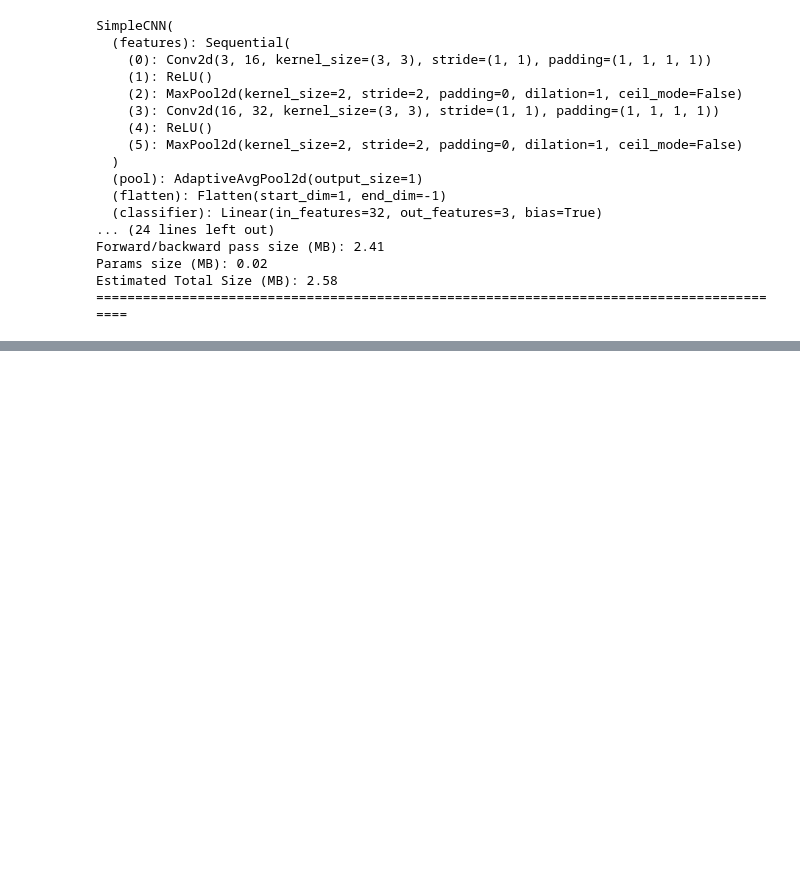
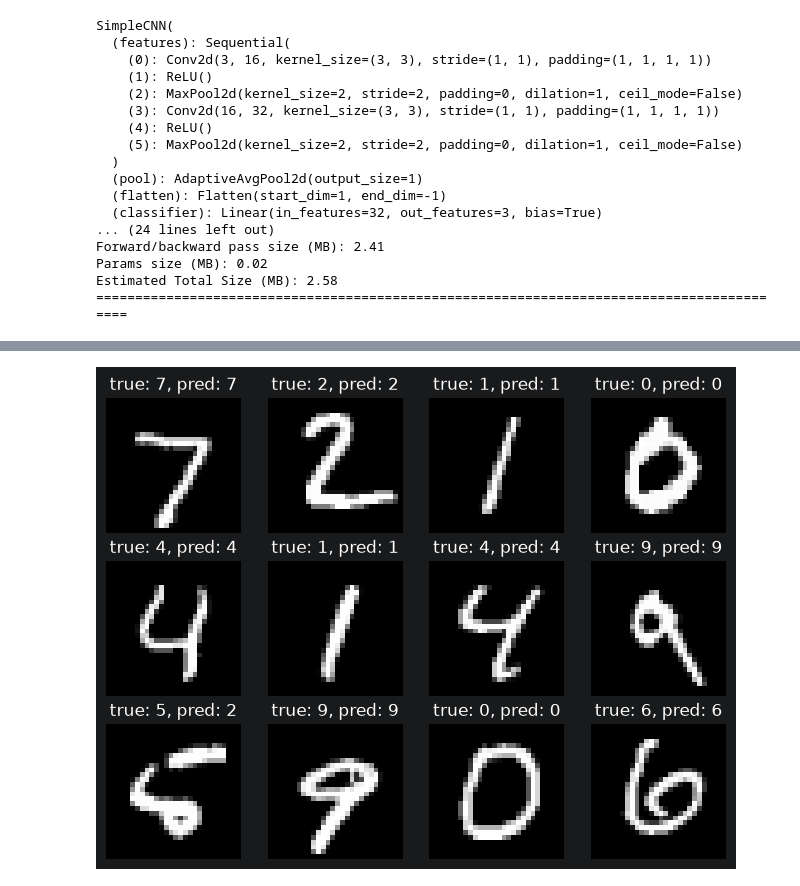
Before and after one commit to HuWanliang/CNN, a Jupyter notebook: SimpleCNN.ipynb, the cells around one changed output, grey strips where cells are left out. Saved outputs shown, nothing was run; the diff lists cells and outputs as text; code cells hidden in the pictures; blank space fills up the shorter version.

```diff
--- a/SimpleCNN.ipynb
+++ b/SimpleCNN.ipynb
@@ -114,0 +183,21 @@ Estimated Total Size (MB): 2.58
+# %%
+#随机查看一批图片的模型预测
+model.eval()
+images, labels = next(iter(test_dl))
+
+with torch.inference_mode():
+    logits = model(images.to(device))
+    preds = logits.argmax(dim=1).cpu()
+
+fig = plt.figure(2, figsize=(8, 6))
+axes = fig.subplots(3, 4)
+z = zip(axes.flat, images[:12], labels[:12], preds[:12], strict=True)
+for ax, image, label, pred in z:
+    true_label = label.item()
+    pred_label = pred.item()
+    ax.imshow(image.squeeze(0), cmap='gray', vmin=0, vmax=1)
+    ax.axis('off')
+    ax.set_title(f'true: {true_label}, pred: {pred_label}')
+plt.show()
+# %% [output]
+[figure, added]
```
Also changed, not shown: parts of 4 cells of this notebook.
